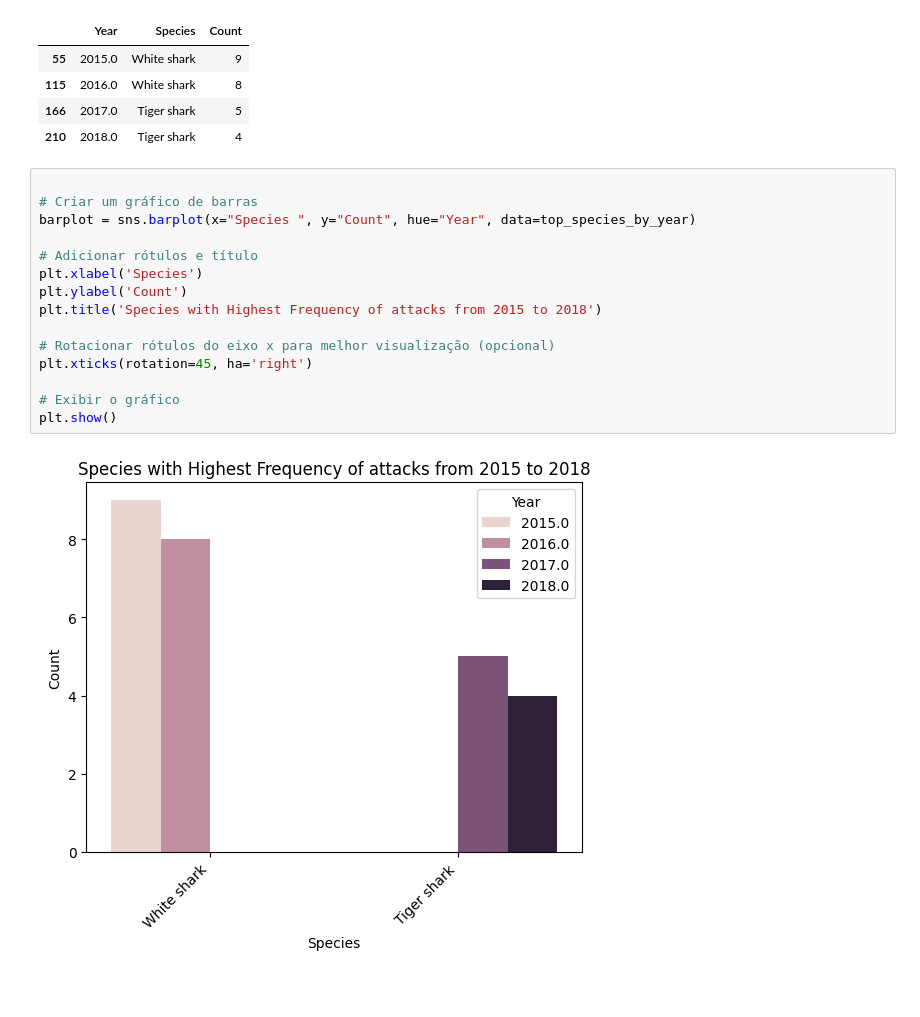
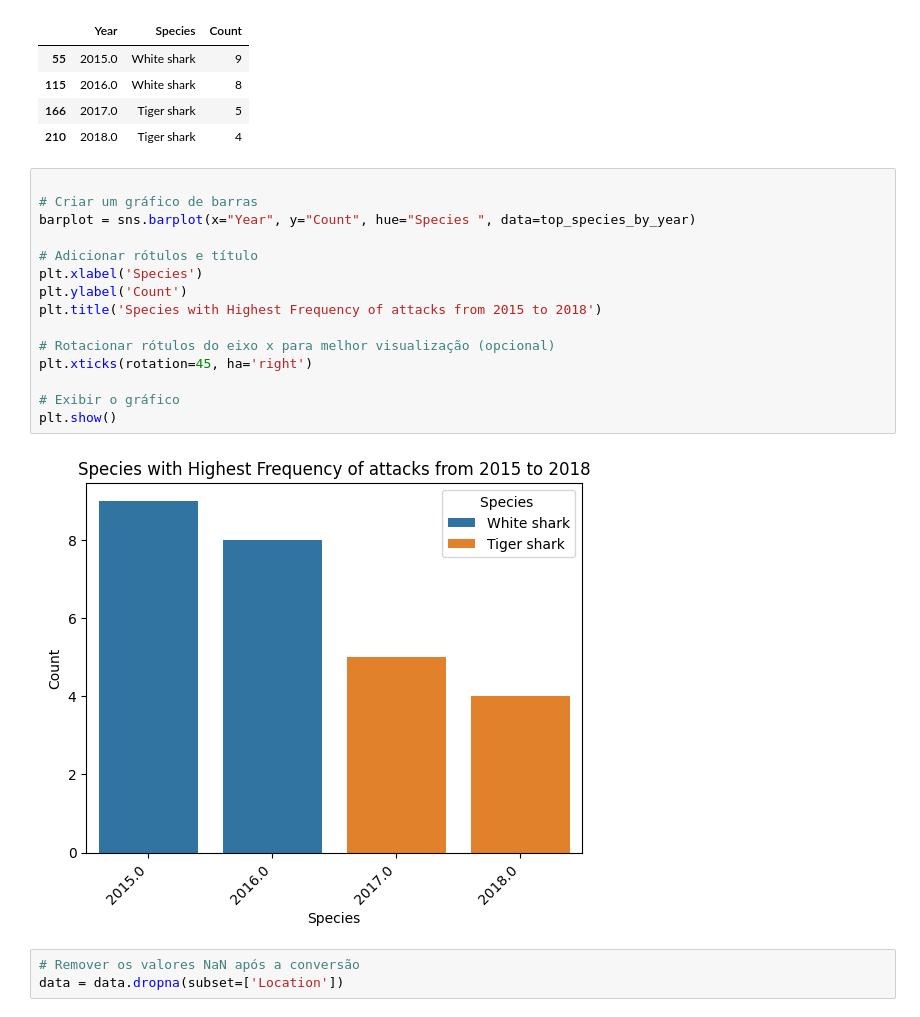
Before and after one commit to leoolessa/Project-one, a Jupyter notebook: test.ipynb, the cells around one changed output. Cells and saved outputs as stored; diff of their text form; blank space fills up the shorter version.

```diff
--- a/test.ipynb
+++ b/test.ipynb
@@ -96,17 +116,20 @@ top_species_by_year
 # %%
 
 # Criar um gráfico de barras
-barplot = sns.barplot(x="Species ", y="Count", hue="Year", data=top_species_by_year)
+barplot = sns.barplot(x="Year", y="Count", hue="Species ", data=top_species_by_year)
 
 # Adicionar rótulos e título
 plt.xlabel('Species')
 plt.ylabel('Count')
 plt.title('Species with Highest Frequency of attacks from 2015 to 2018')
 
 # Rotacionar rótulos do eixo x para melhor visualização (opcional)
 plt.xticks(rotation=45, ha='right')
 
 # Exibir o gráfico
 plt.show()
 # %% [output]
-[figure, old version]
+[figure, new version]
+# %%
+# Remover os valores NaN após a conversão
+data = data.dropna(subset=['Location'])
```
Also changed, not shown: parts of 6 cells of this notebook, 1 other file.
